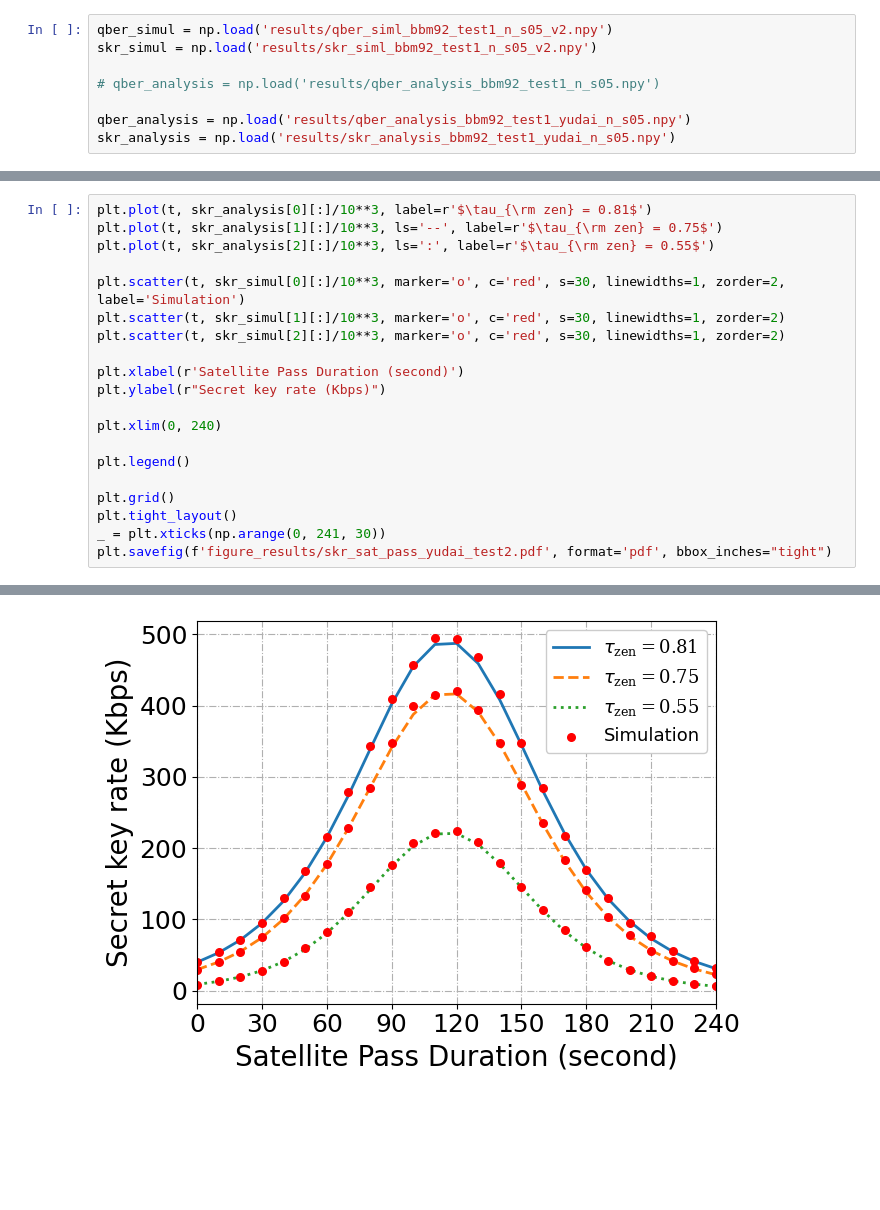
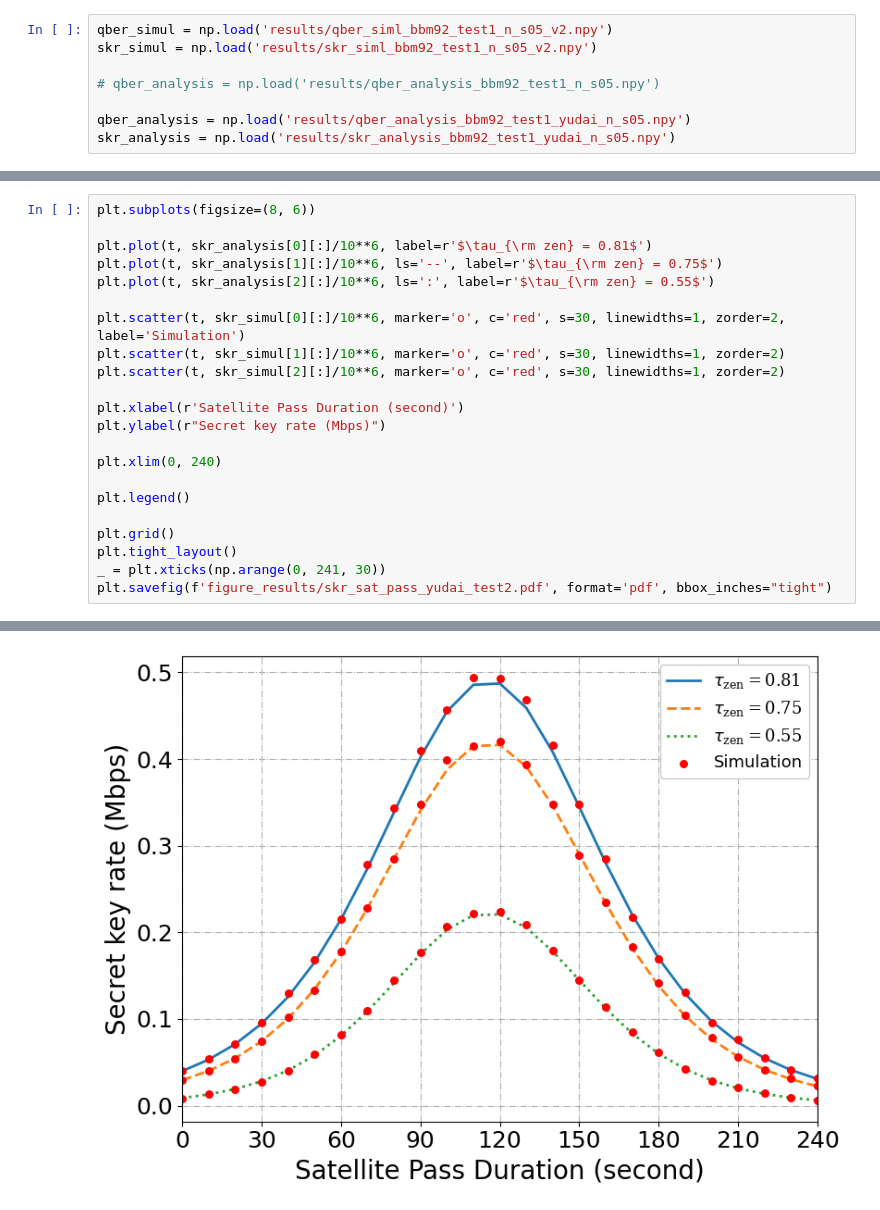
Before and after one commit to takkiiiiiiiii/BBM92_Simulatior, a Jupyter notebook: src/skr_satellite_pass_yudai/plot_fig_new.ipynb, the cells around one changed output, grey strips where cells are left out. Cells and saved outputs as stored; diff of their text form; blank space fills up the shorter version.

```diff
--- a/src/skr_satellite_pass_yudai/plot_fig_new.ipynb
+++ b/src/skr_satellite_pass_yudai/plot_fig_new.ipynb
@@ -148,14 +148,16 @@ findfont: Font family 'Times New Roman' not found.
 # %%
-plt.plot(t, skr_analysis[0][:]/10**3, label=r'$\tau_{\rm zen} = 0.81$')
-plt.plot(t, skr_analysis[1][:]/10**3, ls='--', label=r'$\tau_{\rm zen} = 0.75$')
-plt.plot(t, skr_analysis[2][:]/10**3, ls=':', label=r'$\tau_{\rm zen} = 0.55$')
+plt.subplots(figsize=(8, 6))
 
-plt.scatter(t, skr_simul[0][:]/10**3, marker='o', c='red', s=30, linewidths=1, zorder=2, label='Simulation')
-plt.scatter(t, skr_simul[1][:]/10**3, marker='o', c='red', s=30, linewidths=1, zorder=2)
-plt.scatter(t, skr_simul[2][:]/10**3, marker='o', c='red', s=30, linewidths=1, zorder=2)
+plt.plot(t, skr_analysis[0][:]/10**6, label=r'$\tau_{\rm zen} = 0.81$')
+plt.plot(t, skr_analysis[1][:]/10**6, ls='--', label=r'$\tau_{\rm zen} = 0.75$')
+plt.plot(t, skr_analysis[2][:]/10**6, ls=':', label=r'$\tau_{\rm zen} = 0.55$')
+
+plt.scatter(t, skr_simul[0][:]/10**6, marker='o', c='red', s=30, linewidths=1, zorder=2, label='Simulation')
+plt.scatter(t, skr_simul[1][:]/10**6, marker='o', c='red', s=30, linewidths=1, zorder=2)
+plt.scatter(t, skr_simul[2][:]/10**6, marker='o', c='red', s=30, linewidths=1, zorder=2)
 
 plt.xlabel(r'Satellite Pass Duration (second)')
-plt.ylabel(r"Secret key rate (Kbps)")
+plt.ylabel(r"Secret key rate (Mbps)")
 
 plt.xlim(0, 240)
 
@@ -182,5 +184,5 @@ findfont: Font family 'Times New Roman' not found.
 findfont: Font family 'Times New Roman' not found.
 findfont: Font family 'Times New Roman' not found.
 findfont: Font family 'Times New Roman' not found.
 findfont: Font family 'Times New Roman' not found.
-[figure, old version]
+[figure, new version]
```
Also changed, not shown: parts of 2 cells of this notebook, 7 other files.
